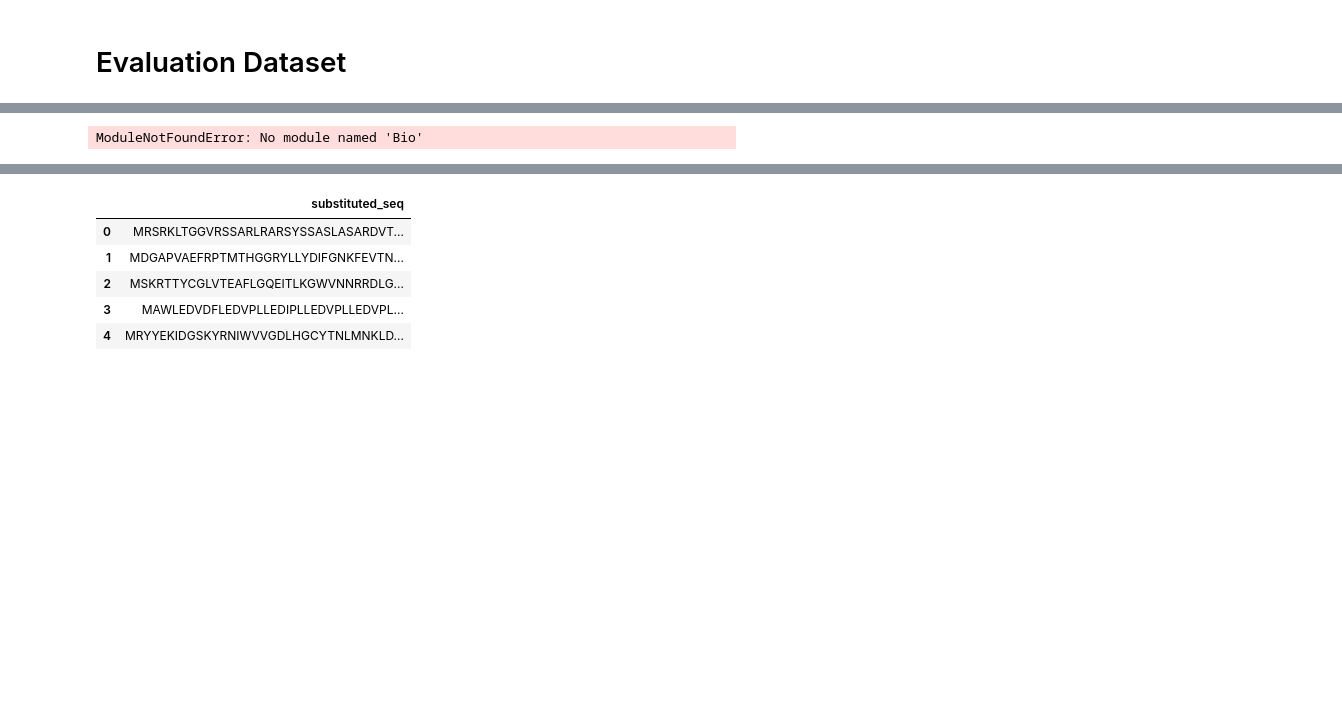
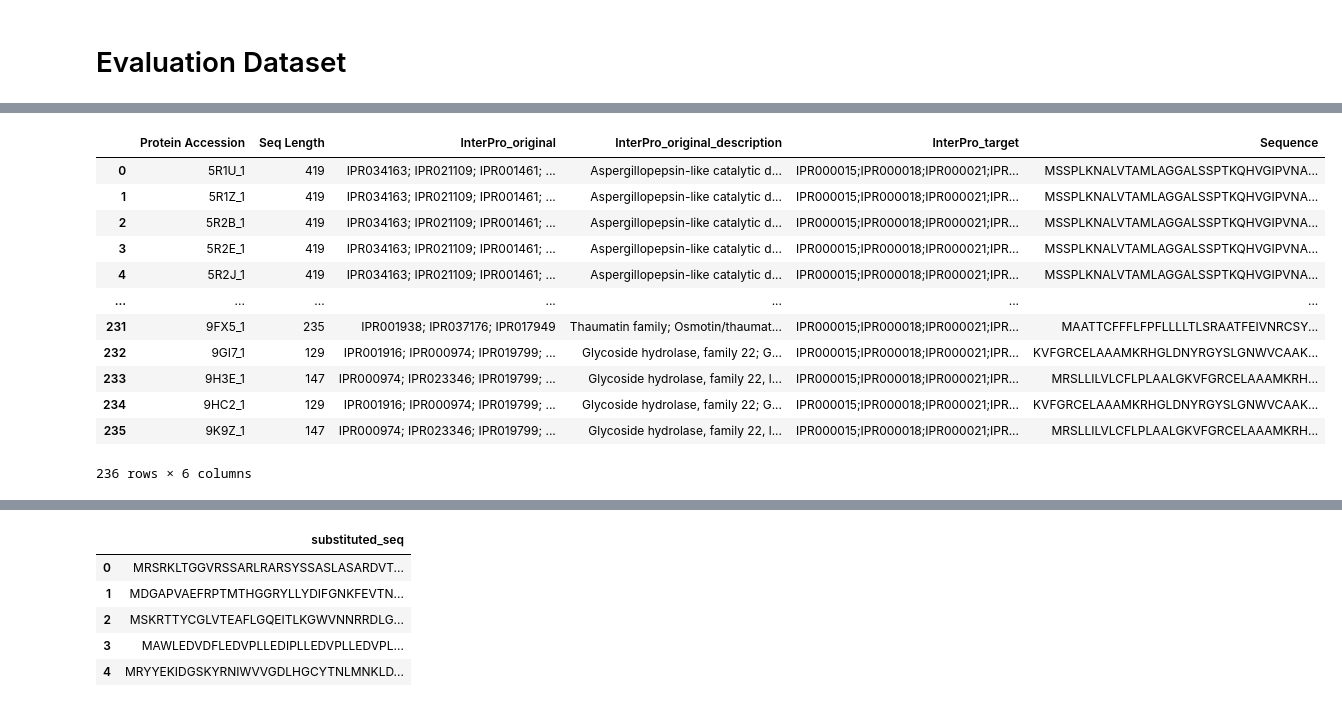
Before and after one commit to vihan-lakshman/mutagenic, a Jupyter notebook: masking_pipeline_new.ipynb, the cells around one changed output, grey strips where cells are left out. Saved outputs shown, nothing was run; the diff lists cells and outputs as text; code cells hidden in the pictures; blank space fills up the shorter version.

```diff
--- a/masking_pipeline_new.ipynb
+++ b/masking_pipeline_new.ipynb
@@ -68,26 +81,40 @@ NameError: name 'list_of_membrane_terms' is not defined
 # %%
 from Bio import SeqIO
 # Read FASTA file into a dictionary
 def parse_fasta(fasta_file):
     fasta_dict = {}
     for record in SeqIO.parse(fasta_file, "fasta"):
-        accession = record.id.split("|")[1] if "|" in record.id else record.id  # Adjust as needed
+        accession = record.id.split("|")[0]  # Extract only the part before the first "|"
         fasta_dict[accession] = str(record.seq)
     return fasta_dict
 
 # Update DataFrame with sequences
 def update_dataframe_with_sequences(df, fasta_dict):
-    df["sequence"] = df["Protein Accession"].map(fasta_dict)
+    # Preprocess 'Protein Accession' column
+    df["Protein Accession"] = df["Protein Accession"].str.split("|").str[0]
+    df["Sequence"] = df["Protein Accession"].map(fasta_dict)
     return df
 
 # Example usage
 fasta_file = "/content/selectedrcsbpdb.fasta"
 fasta_dict = parse_fasta(fasta_file)
 df = update_dataframe_with_sequences(df, fasta_dict)
 
 df
 # %% [output]
+|  | Protein Accession | Seq Length | InterPro_original | InterPro_original_description | InterPro_target | Sequence |
+| 0 | 5R1U_1 | 419 | IPR034163; IPR021109; IPR001461; ... | Aspergillopepsin-like catalytic d... | IPR000015;IPR000018;IPR000021;IPR... | MSSPLKNALVTAMLAGGALSSPTKQHVGIPVNA... |
+| 1 | 5R1Z_1 | 419 | IPR034163; IPR021109; IPR001461; ... | Aspergillopepsin-like catalytic d... | IPR000015;IPR000018;IPR000021;IPR... | MSSPLKNALVTAMLAGGALSSPTKQHVGIPVNA... |
+| 2 | 5R2B_1 | 419 | IPR034163; IPR021109; IPR001461; ... | Aspergillopepsin-like catalytic d... | IPR000015;IPR000018;IPR000021;IPR... | MSSPLKNALVTAMLAGGALSSPTKQHVGIPVNA... |
+| 3 | 5R2E_1 | 419 | IPR034163; IPR021109; IPR001461; ... | Aspergillopepsin-like catalytic d... | IPR000015;IPR000018;IPR000021;IPR... | MSSPLKNALVTAMLAGGALSSPTKQHVGIPVNA... |
+| 4 | 5R2J_1 | 419 | IPR034163; IPR021109; IPR001461; ... | Aspergillopepsin-like catalytic d... | IPR000015;IPR000018;IPR000021;IPR... | MSSPLKNALVTAMLAGGALSSPTKQHVGIPVNA... |
+| ... | ... | ... | ... | ... | ... | ... |
+| 231 | 9FX5_1 | 235 | IPR001938; IPR037176; IPR017949 | Thaumatin family; Osmotin/thaumat... | IPR000015;IPR000018;IPR000021;IPR... | MAATTCFFFLFPFLLLLTLSRAATFEIVNRCSY... |
+| 232 | 9GI7_1 | 129 | IPR001916; IPR000974; IPR019799; ... | Glycoside hydrolase, family 22; G... | IPR000015;IPR000018;IPR000021;IPR... | KVFGRCELAAAMKRHGLDNYRGYSLGNWVCAAK... |
+| 233 | 9H3E_1 | 147 | IPR000974; IPR023346; IPR019799; ... | Glycoside hydrolase, family 22, l... | IPR000015;IPR000018;IPR000021;IPR... | MRSLLILVLCFLPLAALGKVFGRCELAAAMKRH... |
+| 234 | 9HC2_1 | 129 | IPR001916; IPR000974; IPR019799; ... | Glycoside hydrolase, family 22; G... | IPR000015;IPR000018;IPR000021;IPR... | KVFGRCELAAAMKRHGLDNYRGYSLGNWVCAAK... |
+| 235 | 9K9Z_1 | 147 | IPR000974; IPR023346; IPR019799; ... | Glycoside hydrolase, family 22, l... | IPR000015;IPR000018;IPR000021;IPR... | MRSLLILVLCFLPLAALGKVFGRCELAAAMKRH... |
-ModuleNotFoundError: No module named 'Bio'
+236 rows × 6 columns
 # %%
 # merged_df.to_csv('/content/merged_data.csv', index=False)
 
```
Also changed, not shown: parts of 1 cell of this notebook.
